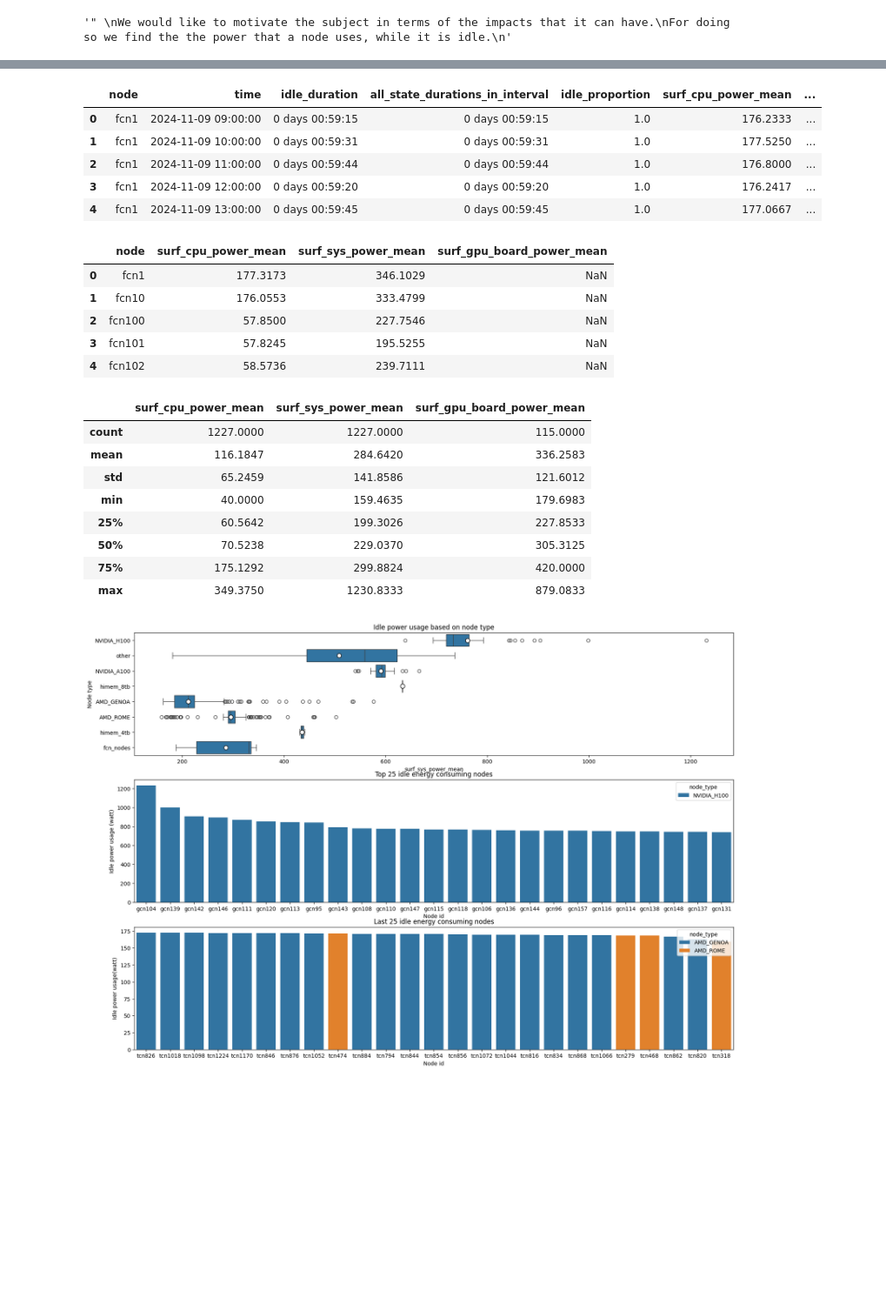
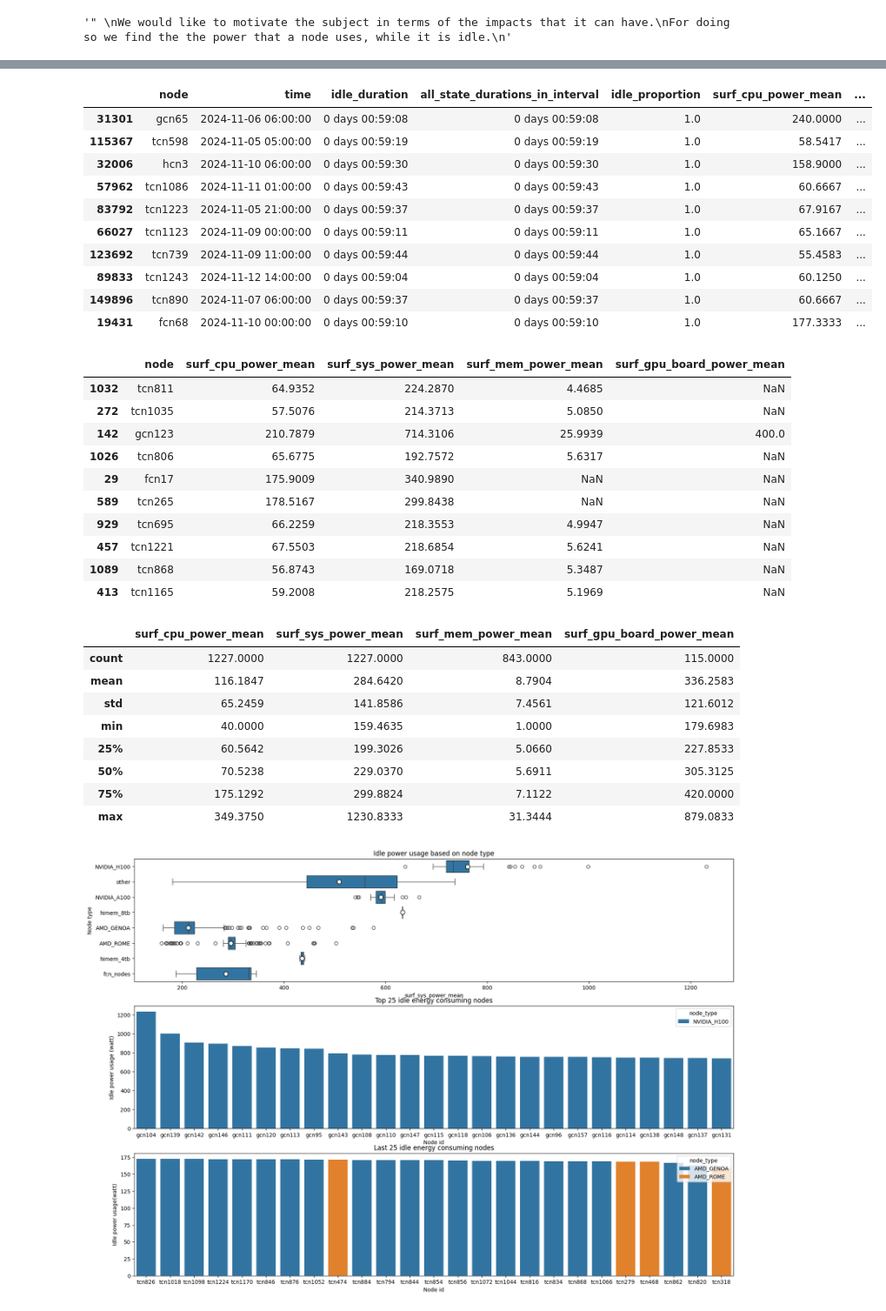
Before and after one commit to sara-nl/energy_efficiency_system_level, a Jupyter notebook: sinfo_energy_motivation.ipynb, the cells around one changed output, grey strips where cells are left out. Shown: that part at 87% size. Cells and saved outputs as stored; diff of their text form; code cells hidden in the pictures; blank space fills up the shorter version.

```diff
--- a/sinfo_energy_motivation.ipynb
+++ b/sinfo_energy_motivation.ipynb
@@ -140,30 +140,41 @@ df_idle_1hour_power_signals = (df_stat_1hour_idle[~mask])[node_time_signals + su
 
 # get the average power for each node
 df_idle_power_average = df_idle_1hour_power_signals.groupby('node', as_index=False)[['surf_cpu_power_mean','surf_sys_power_mean',
-                                               'surf_gpu_board_power_mean']].mean(numeric_only=True)
-display(df_idle_1hour_power_signals.head(), df_idle_power_average.head(),
-                    df_idle_power_average.describe())
+                                               'surf_mem_power_mean','surf_gpu_board_power_mean']].mean(numeric_only=True)
-# %% [output]
-|  | node | time | idle_duration | all_state_durations_in_interval | idle_proportion | surf_cpu_power_mean | ... |
-| 0 | fcn1 | 2024-11-09 09:00:00 | 0 days 00:59:15 | 0 days 00:59:15 | 1.0 | 176.2333 | ... |
-| 1 | fcn1 | 2024-11-09 10:00:00 | 0 days 00:59:31 | 0 days 00:59:31 | 1.0 | 177.5250 | ... |
-| 2 | fcn1 | 2024-11-09 11:00:00 | 0 days 00:59:44 | 0 days 00:59:44 | 1.0 | 176.8000 | ... |
-| 3 | fcn1 | 2024-11-09 12:00:00 | 0 days 00:59:20 | 0 days 00:59:20 | 1.0 | 176.2417 | ... |
-| 4 | fcn1 | 2024-11-09 13:00:00 | 0 days 00:59:45 | 0 days 00:59:45 | 1.0 | 177.0667 | ... |
-|  | node | surf_cpu_power_mean | surf_sys_power_mean | surf_gpu_board_power_mean |
-| 0 | fcn1 | 177.3173 | 346.1029 | NaN |
-| 1 | fcn10 | 176.0553 | 333.4799 | NaN |
-| 2 | fcn100 | 57.8500 | 227.7546 | NaN |
-| 3 | fcn101 | 57.8245 | 195.5255 | NaN |
-| 4 | fcn102 | 58.5736 | 239.7111 | NaN |
-|  | surf_cpu_power_mean | surf_sys_power_mean | surf_gpu_board_power_mean |
-| count | 1227.0000 | 1227.0000 | 115.0000 |
-| mean | 116.1847 | 284.6420 | 336.2583 |
-| std | 65.2459 | 141.8586 | 121.6012 |
-| min | 40.0000 | 159.4635 | 179.6983 |
-| 25% | 60.5642 | 199.3026 | 227.8533 |
-| 50% | 70.5238 | 229.0370 | 305.3125 |
-| 75% | 175.1292 | 299.8824 | 420.0000 |
-| max | 349.3750 | 1230.8333 | 879.0833 |
+# %%
+display(df_idle_1hour_power_signals.sample(n=10), df_idle_power_average.sample(n=10),
+                    df_idle_power_average.describe())
+# %% [output]
+|  | node | time | idle_duration | all_state_durations_in_interval | idle_proportion | surf_cpu_power_mean | ... |
+| 31301 | gcn65 | 2024-11-06 06:00:00 | 0 days 00:59:08 | 0 days 00:59:08 | 1.0 | 240.0000 | ... |
+| 115367 | tcn598 | 2024-11-05 05:00:00 | 0 days 00:59:19 | 0 days 00:59:19 | 1.0 | 58.5417 | ... |
+| 32006 | hcn3 | 2024-11-10 06:00:00 | 0 days 00:59:30 | 0 days 00:59:30 | 1.0 | 158.9000 | ... |
+| 57962 | tcn1086 | 2024-11-11 01:00:00 | 0 days 00:59:43 | 0 days 00:59:43 | 1.0 | 60.6667 | ... |
+| 83792 | tcn1223 | 2024-11-05 21:00:00 | 0 days 00:59:37 | 0 days 00:59:37 | 1.0 | 67.9167 | ... |
+| 66027 | tcn1123 | 2024-11-09 00:00:00 | 0 days 00:59:11 | 0 days 00:59:11 | 1.0 | 65.1667 | ... |
+| 123692 | tcn739 | 2024-11-09 11:00:00 | 0 days 00:59:44 | 0 days 00:59:44 | 1.0 | 55.4583 | ... |
+| 89833 | tcn1243 | 2024-11-12 14:00:00 | 0 days 00:59:04 | 0 days 00:59:04 | 1.0 | 60.1250 | ... |
+| 149896 | tcn890 | 2024-11-07 06:00:00 | 0 days 00:59:37 | 0 days 00:59:37 | 1.0 | 60.6667 | ... |
+| 19431 | fcn68 | 2024-11-10 00:00:00 | 0 days 00:59:10 | 0 days 00:59:10 | 1.0 | 177.3333 | ... |
+|  | node | surf_cpu_power_mean | surf_sys_power_mean | surf_mem_power_mean | surf_gpu_board_power_mean |
+| 1032 | tcn811 | 64.9352 | 224.2870 | 4.4685 | NaN |
+| 272 | tcn1035 | 57.5076 | 214.3713 | 5.0850 | NaN |
+| 142 | gcn123 | 210.7879 | 714.3106 | 25.9939 | 400.0 |
+| 1026 | tcn806 | 65.6775 | 192.7572 | 5.6317 | NaN |
+| 29 | fcn17 | 175.9009 | 340.9890 | NaN | NaN |
+| 589 | tcn265 | 178.5167 | 299.8438 | NaN | NaN |
+| 929 | tcn695 | 66.2259 | 218.3553 | 4.9947 | NaN |
+| 457 | tcn1221 | 67.5503 | 218.6854 | 5.6241 | NaN |
+| 1089 | tcn868 | 56.8743 | 169.0718 | 5.3487 | NaN |
+| 413 | tcn1165 | 59.2008 | 218.2575 | 5.1969 | NaN |
+|  | surf_cpu_power_mean | surf_sys_power_mean | surf_mem_power_mean | surf_gpu_board_power_mean |
+| count | 1227.0000 | 1227.0000 | 843.0000 | 115.0000 |
+| mean | 116.1847 | 284.6420 | 8.7904 | 336.2583 |
+| std | 65.2459 | 141.8586 | 7.4561 | 121.6012 |
+| min | 40.0000 | 159.4635 | 1.0000 | 179.6983 |
+| 25% | 60.5642 | 199.3026 | 5.0660 | 227.8533 |
+| 50% | 70.5238 | 229.0370 | 5.6911 | 305.3125 |
+| 75% | 175.1292 | 299.8824 | 7.1122 | 420.0000 |
+| max | 349.3750 | 1230.8333 | 31.3444 | 879.0833 |
 # %%
 """
```
Also changed, not shown: parts of 11 cells of this notebook, 1 other file.
